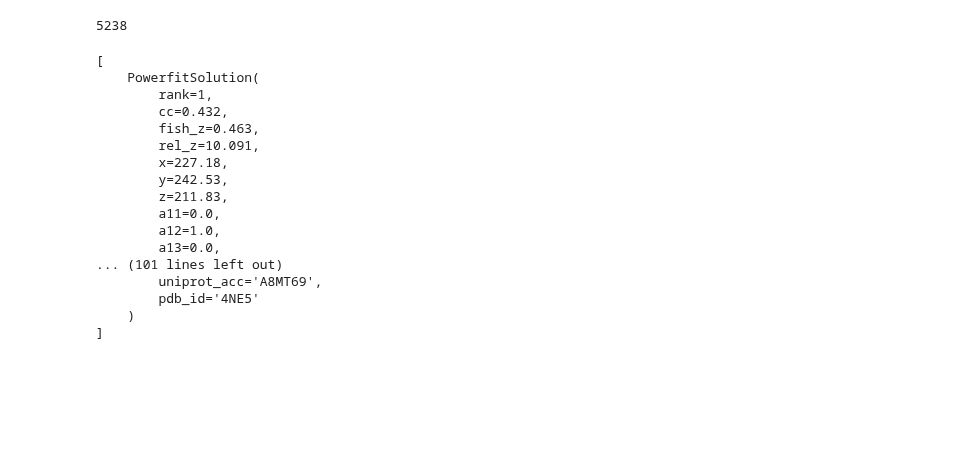
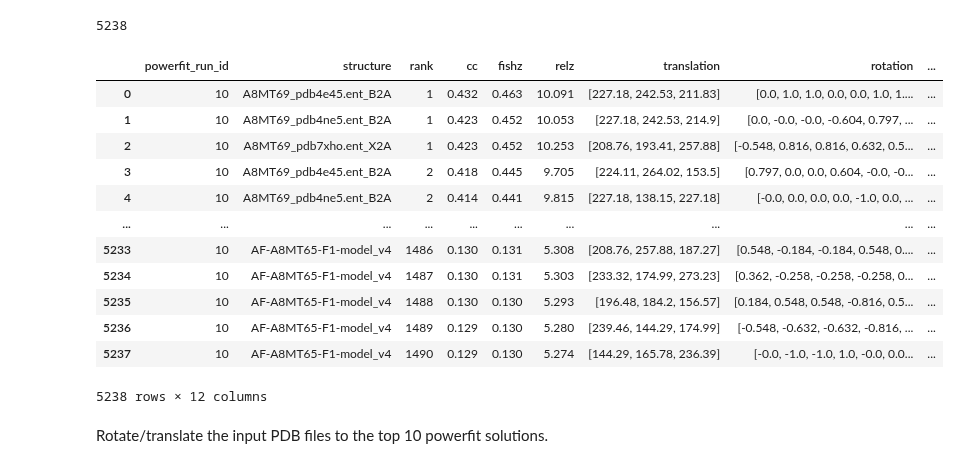
Before and after one commit to haddocking/protein-detective, a Jupyter notebook: docs/workflow.ipynb, the cells around one changed output. Cells and saved outputs as stored; diff of their text form; code cells hidden in the pictures; blank space fills up the shorter version.

```diff
--- a/docs/workflow.ipynb
+++ b/docs/workflow.ipynb
@@ -194,22 +194,20 @@ len(solutions)
 # %% [output]
 5238
 # %%
-pprint(solutions[0:5])
+solutions
 # %% [output]
+|  | powerfit_run_id | structure | rank | cc | fishz | relz | translation | rotation | ... |
+| 0 | 10 | A8MT69_pdb4e45.ent_B2A | 1 | 0.432 | 0.463 | 10.091 | [227.18, 242.53, 211.83] | [0.0, 1.0, 1.0, 0.0, 0.0, 1.0, 1.... | ... |
+| 1 | 10 | A8MT69_pdb4ne5.ent_B2A | 1 | 0.423 | 0.452 | 10.053 | [227.18, 242.53, 214.9] | [0.0, -0.0, -0.0, -0.604, 0.797, ... | ... |
+| 2 | 10 | A8MT69_pdb7xho.ent_X2A | 1 | 0.423 | 0.452 | 10.253 | [208.76, 193.41, 257.88] | [-0.548, 0.816, 0.816, 0.632, 0.5... | ... |
+| 3 | 10 | A8MT69_pdb4e45.ent_B2A | 2 | 0.418 | 0.445 | 9.705 | [224.11, 264.02, 153.5] | [0.797, 0.0, 0.0, 0.604, -0.0, -0... | ... |
+| 4 | 10 | A8MT69_pdb4ne5.ent_B2A | 2 | 0.414 | 0.441 | 9.815 | [227.18, 138.15, 227.18] | [-0.0, 0.0, 0.0, 0.0, -1.0, 0.0, ... | ... |
+| ... | ... | ... | ... | ... | ... | ... | ... | ... | ... |
+| 5233 | 10 | AF-A8MT65-F1-model_v4 | 1486 | 0.130 | 0.131 | 5.308 | [208.76, 257.88, 187.27] | [0.548, -0.184, -0.184, 0.548, 0.... | ... |
+| 5234 | 10 | AF-A8MT65-F1-model_v4 | 1487 | 0.130 | 0.131 | 5.303 | [233.32, 174.99, 273.23] | [0.362, -0.258, -0.258, -0.258, 0... | ... |
+| 5235 | 10 | AF-A8MT65-F1-model_v4 | 1488 | 0.130 | 0.130 | 5.293 | [196.48, 184.2, 156.57] | [0.184, 0.548, 0.548, -0.816, 0.5... | ... |
+| 5236 | 10 | AF-A8MT65-F1-model_v4 | 1489 | 0.129 | 0.130 | 5.280 | [239.46, 144.29, 174.99] | [-0.548, -0.632, -0.632, -0.816, ... | ... |
+| 5237 | 10 | AF-A8MT65-F1-model_v4 | 1490 | 0.129 | 0.130 | 5.274 | [144.29, 165.78, 236.39] | [-0.0, -1.0, -1.0, 1.0, -0.0, 0.0... | ... |
-[
-    PowerfitSolution(
-        rank=1,
-        cc=0.432,
-        fish_z=0.463,
-        rel_z=10.091,
-        x=227.18,
-        y=242.53,
-        z=211.83,
-        a11=0.0,
-        a12=1.0,
-        a13=0.0,
-... (101 lines left out)
-        uniprot_acc='A8MT69',
-        pdb_id='4NE5'
-    )
-]
+5238 rows × 12 columns
+# %% [markdown]
+Rotate/translate the input PDB files to the top 10 powerfit solutions.
```
Also changed, not shown: parts of 2 cells of this notebook, 9 other files.
